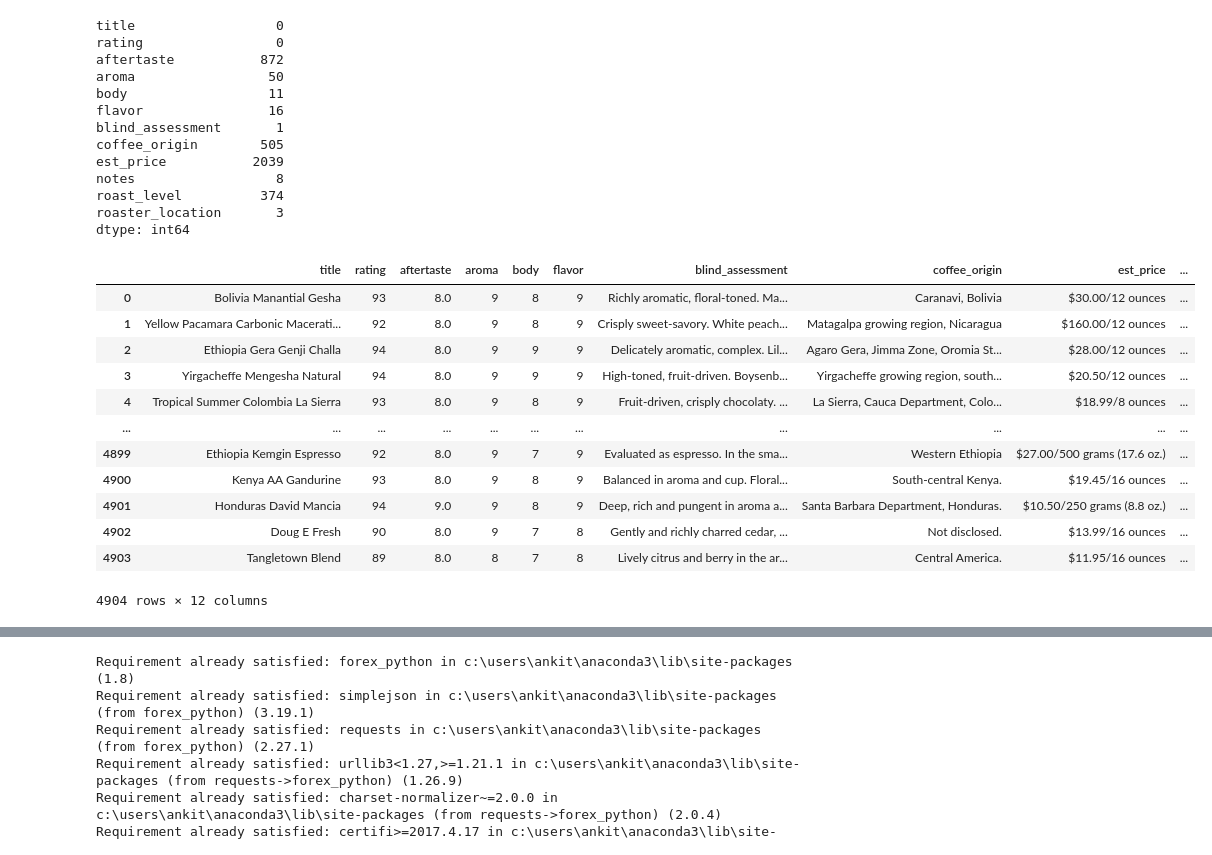
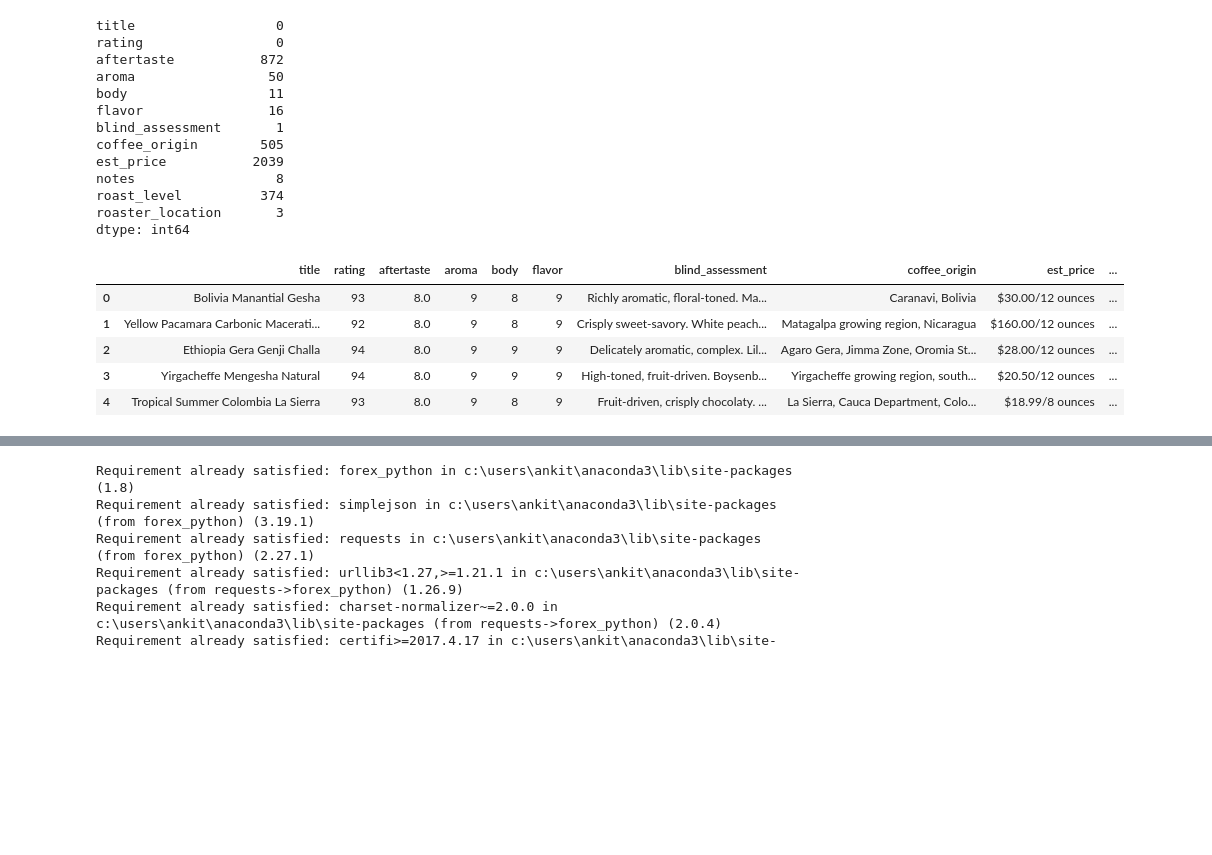
Before and after one commit to Marissag21/coffee_venture, a Jupyter notebook: ankita_coffee_data.ipynb, the cells around one changed output, grey strips where cells are left out. Saved outputs shown, nothing was run; the diff lists cells and outputs as text; code cells hidden in the pictures; blank space fills up the shorter version.

Commit message:
base file and coffee acidity updated

```diff
--- a/ankita_coffee_data.ipynb
+++ b/ankita_coffee_data.ipynb
@@ -68,24 +66,17 @@ roast_level          374
 roaster_location       3
 dtype: int64
 # %%
-#removed columns and null values to show 4905 rows × 13 columns with no null values
+#removed columns and null values to show 4904 rows × 12 columns with no null values and reset title to reorder
 coffee2_df = coffee1_df.dropna(subset=['title', 'aftertaste', 'aroma', 'body', 'flavor', 'blind_assessment',
                                        'coffee_origin', 'est_price', 'notes', 'roast_level', 'roaster_location'])
 coffee2_df = coffee2_df.drop_duplicates()
 coffee2_df.set_index('title', inplace = True)
-coffee2_df.reset_index()
+coffee2_df.reset_index().head()
 # %% [output]
 |  | title | rating | aftertaste | aroma | body | flavor | blind_assessment | coffee_origin | est_price | ... |
 | 0 | Bolivia Manantial Gesha | 93 | 8.0 | 9 | 8 | 9 | Richly aromatic, floral-toned. Ma... | Caranavi, Bolivia | $30.00/12 ounces | ... |
 | 1 | Yellow Pacamara Carbonic Macerati... | 92 | 8.0 | 9 | 8 | 9 | Crisply sweet-savory. White peach... | Matagalpa growing region, Nicaragua | $160.00/12 ounces | ... |
 | 2 | Ethiopia Gera Genji Challa | 94 | 8.0 | 9 | 9 | 9 | Delicately aromatic, complex. Lil... | Agaro Gera, Jimma Zone, Oromia St... | $28.00/12 ounces | ... |
 | 3 | Yirgacheffe Mengesha Natural | 94 | 8.0 | 9 | 9 | 9 | High-toned, fruit-driven. Boysenb... | Yirgacheffe growing region, south... | $20.50/12 ounces | ... |
 | 4 | Tropical Summer Colombia La Sierra | 93 | 8.0 | 9 | 8 | 9 | Fruit-driven, crisply chocolaty. ... | La Sierra, Cauca Department, Colo... | $18.99/8 ounces | ... |
-| ... | ... | ... | ... | ... | ... | ... | ... | ... | ... | ... |
-| 4899 | Ethiopia Kemgin Espresso | 92 | 8.0 | 9 | 7 | 9 | Evaluated as espresso. In the sma... | Western Ethiopia | $27.00/500 grams (17.6 oz.) | ... |
-| 4900 | Kenya AA Gandurine | 93 | 8.0 | 9 | 8 | 9 | Balanced in aroma and cup. Floral... | South-central Kenya. | $19.45/16 ounces | ... |
-| 4901 | Honduras David Mancia | 94 | 9.0 | 9 | 8 | 9 | Deep, rich and pungent in aroma a... | Santa Barbara Department, Honduras. | $10.50/250 grams (8.8 oz.) | ... |
-| 4902 | Doug E Fresh | 90 | 8.0 | 9 | 7 | 8 | Gently and richly charred cedar, ... | Not disclosed. | $13.99/16 ounces | ... |
-| 4903 | Tangletown Blend | 89 | 8.0 | 8 | 7 | 8 | Lively citrus and berry in the ar... | Central America. | $11.95/16 ounces | ... |
-4904 rows × 12 columns
 # %%
```
Also changed, not shown: parts of 10 cells of this notebook, 1 other file.
